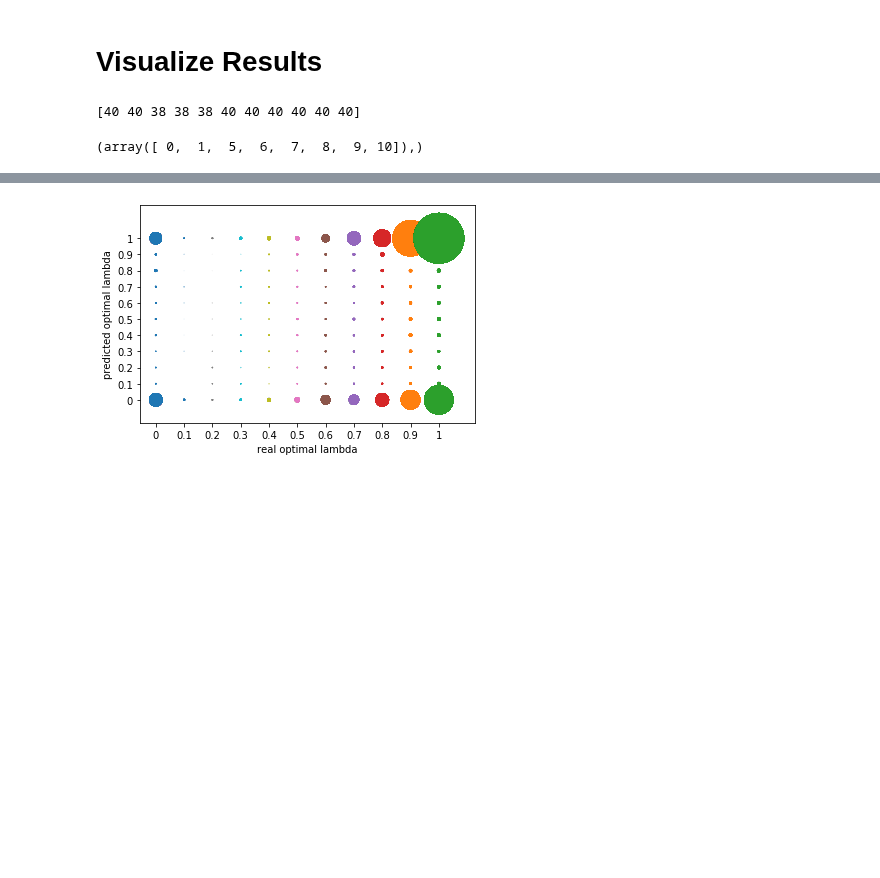
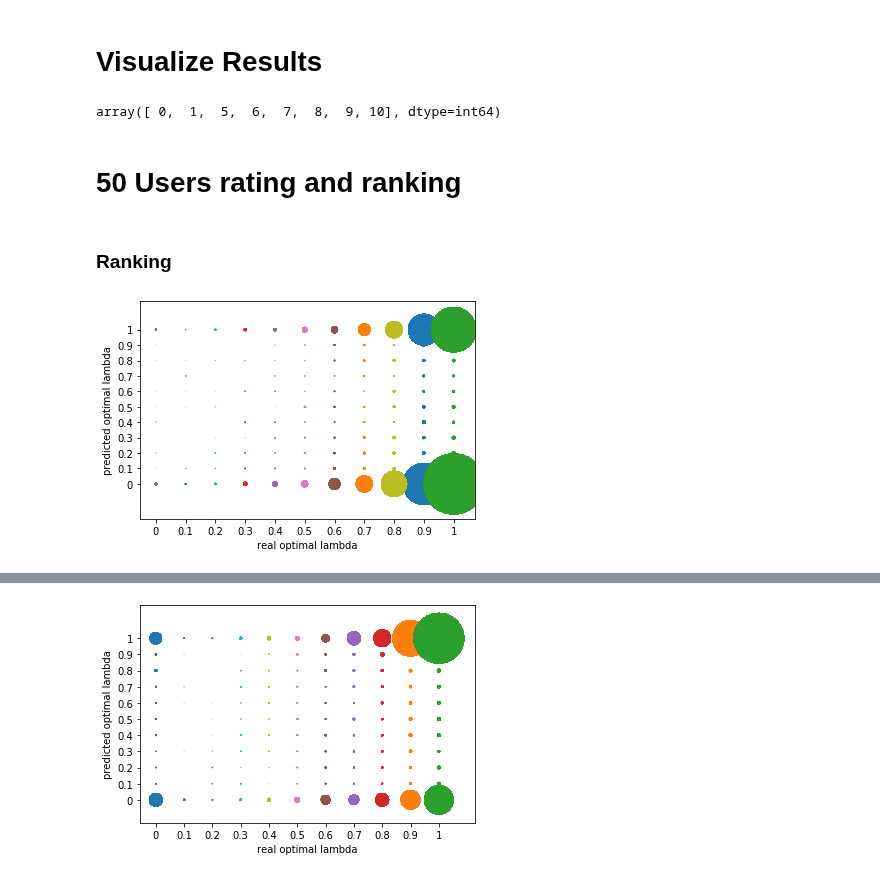
Before and after one commit to litosly/thesis, a Jupyter notebook: Critiques Draft/Single Step Critiquing Rating and Ranking objective Experiment .ipynb, the cells around one changed output, grey strips where cells are left out. Drawn from its saved outputs; the diff is of its cells as text; code cells hidden in the pictures; blank space fills up the shorter version.

```diff
--- a/Critiques Draft/Single Step Critiquing Rating and Ranking objective Experiment .ipynb
+++ b/Critiques Draft/Single Step Critiquing Rating and Ranking objective Experiment .ipynb
@@ -941,15 +1084,30 @@ def single_step_critiquing_plrec(user = 2,
 # %%
 single_step_with_avg_path = '../tables/critiquing/plrec_with_obj/'
 # %%
-# PLREC
+# Set up dataframe
+
+# post_ranki is post rank with different lambda ratio for combining pre-post User similarity matrix
+
 columns = ['user_id', 'target_item', 'item_name', 'iter', 'pre_rank',
            'top_prediction_item_name',
            'post_rank_random_all',
            'post_rank_random_upper',
+           'random_scores',
+           'random_ratings',
+           'random_opti_ranking',
+           'random_opti_rating',
            'post_rank_pop_all',
            'post_rank_pop_upper',
+           'pop_scores',
+           'pop_ratings',
+           'pop_opti_ranking',
+           'pop_opti_rating',
            'post_rank_diff_all',
            'post_rank_diff_upper',
+           'diff_scores',
+           'diff_ratings',
+           'diff_opti_ranking',
+           'diff_opti_rating',
            'critiqued_keyphrase_random',
            'keyphrase_name_random',
            'critiqued_keyphrase_pop',
@@ -962,7 +1120,7 @@ df = pd.DataFrame(columns=columns)
 row = {}
 
 #only_with_critiqued_keyphrase
-for user in range(300,350):
+for user in range(300,301):
     df = single_step_critiquing_plrec(user = user,
                            keyphrase_length_threshold = 230,
                            max_iteration_threshold = 10,
@@ -974,7 +1132,7 @@ for user in range(300,350):
                            keyphrase_popularity = keyphrase_popularity,
                            keyphrase_selection_method = 'random',
                            recommend_type = 'all',
-                           top_k_rec=40
+                           top_k_rec=100
                            )
 df.to_csv(single_step_with_avg_path+"ranking_and_rating_test.csv")
 # %% [output]
@@ -1394,6 +1508,12 @@ def get_ranking_scores(df, rank_type = 'random', line = 0):
     get one line of the ranking score for different lambda
     """
     return np.array(literal_eval(df[rank_type+'_scores'][line])).reshape(1,11)
+
+def get_rating_scores(df, rank_type = 'random', line = 0):
+    """
+    get one line of the rating score for different lambda
+    """
+    return np.array(literal_eval(df[rank_type+'_ratings'][line])).reshape(1,11)
 
 def concat_rank(df,rank_type = 'random_all'):
     """
@@ -1520,12 +1702,20 @@ def plot_real_predicted_best_lambda(df, rank_type1="random_all", rank_type2="ran
 # %%
 ### Get all predicted best lambda
 score = get_ranking_scores(df,rank_type = 'diff', line = 0)[0]
-print (score)
-np.where(score == np.amax(score))
+np.where(score == np.amax(score))[0]
 
 ### Get only the first predicted best lambda
 # %% [output]
-[40 40 38 38 38 40 40 40 40 40 40]
+array([ 0,  1,  5,  6,  7,  8,  9, 10], dtype=int64)
-(array([ 0,  1,  5,  6,  7,  8,  9, 10]),)
+# %% [markdown]
+# 50 Users rating and ranking
 # %%
-df = pd.read_csv(single_step_with_avg_path+"ranking1_500user.csv")
+df = pd.read_csv("../tables/critiquing/plrec_with_obj/ranking_and_rating_50user.csv")
+# %% [markdown]
+### Ranking
+# %%
+plot_real_predicted_best_lambda(df, rank_type1= "random_all", rank_type2="random",size_constant=0.001,
+                                show = True, get_only_first = True, get_all = False,
+                                savefig = False, figname = None)
+# %% [output]
+[figure, added]
```
Also changed, not shown: parts of 18 cells of this notebook, 2 other files.
